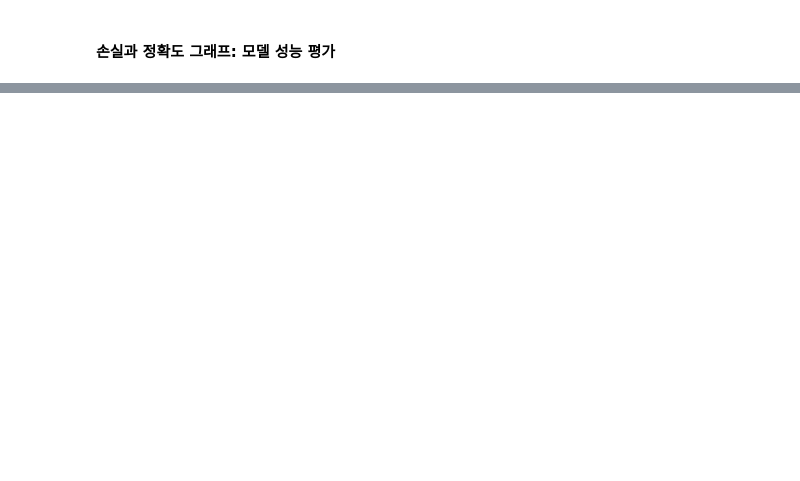
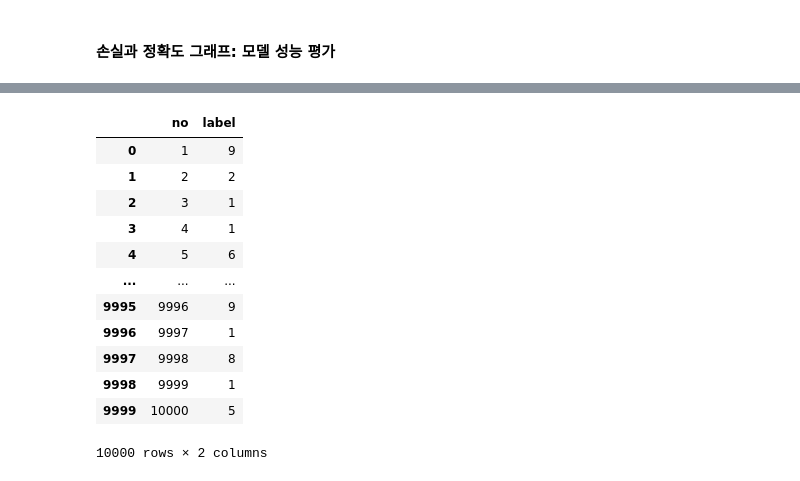
Before and after one commit to jewoodev/Deep_and_Machine_Learning, a Jupyter notebook: Deep_Learning/100~/110.1.[Practice]deep_neural_network_Fashion_MNIST.ipynb, the cells around one changed output, grey strips where cells are left out. Cells and saved outputs as stored; diff of their text form; code cells hidden in the pictures; blank space fills up the shorter version.

```diff
--- a/Deep_Learning/100~/110.1.[Practice]deep_neural_network_Fashion_MNIST.ipynb
+++ b/Deep_Learning/100~/110.1.[Practice]deep_neural_network_Fashion_MNIST.ipynb
@@ -127,0 +224,2 @@ y_train_encoded = to_categorical(y_train)
+# %%
+answer = np.argmax(model.predict(X_test_np), axis=-1)
@@ -127,0 +228,3 @@ y_train_encoded = to_categorical(y_train)
+# %%
+submission = pd.read_csv('./data/skyggle_Fashion_MNIST/submission.csv')
+submission
@@ -127,0 +245,17 @@ y_train_encoded = to_categorical(y_train)
+# %%
+submission['label'] = answer
+submission
+# %% [output]
+|  | no | label |
+| 0 | 1 | 9 |
+| 1 | 2 | 2 |
+| 2 | 3 | 1 |
+| 3 | 4 | 1 |
+| 4 | 5 | 6 |
+| ... | ... | ... |
+| 9995 | 9996 | 9 |
+| 9996 | 9997 | 1 |
+| 9997 | 9998 | 8 |
+| 9998 | 9999 | 1 |
+| 9999 | 10000 | 5 |
+10000 rows × 2 columns
```
Also changed, not shown: parts of 17 cells of this notebook, 4 other files.
